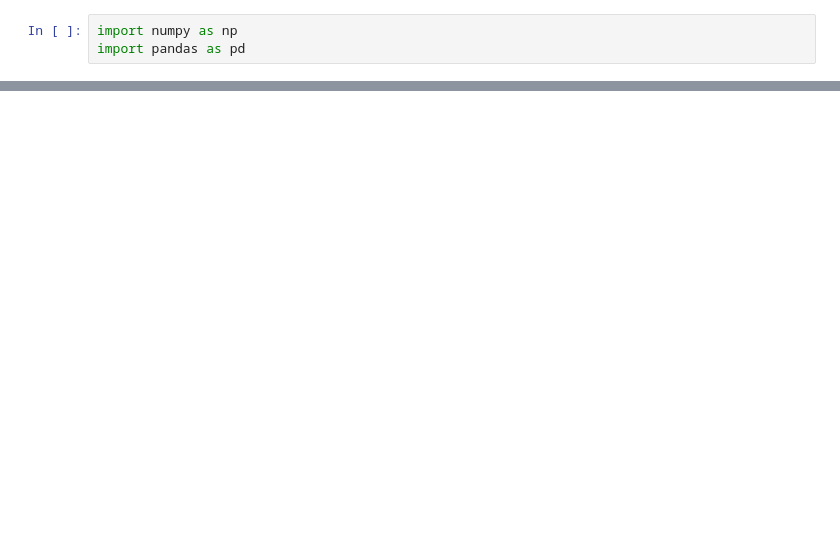
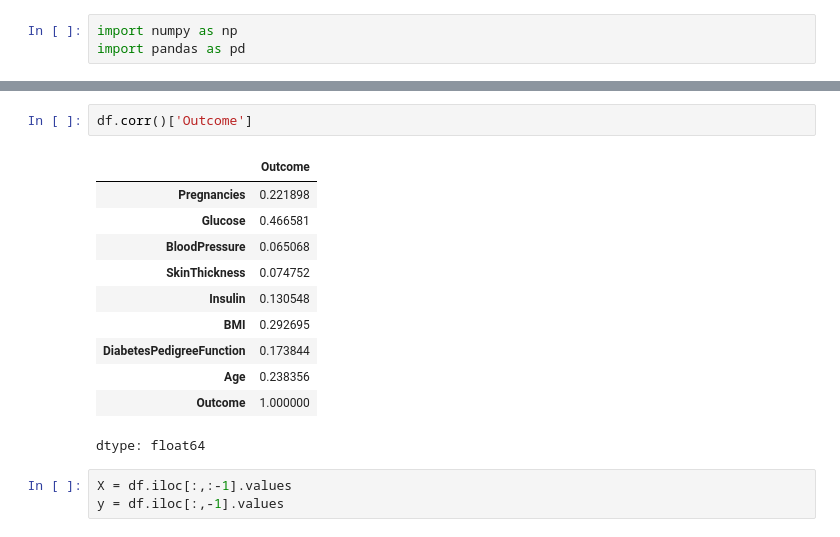
Before and after one commit to harkirat-data/Hyperparameter-Tuning, a Jupyter notebook: keras-hyperparameter_tuning.ipynb, the cells around one changed output, grey strips where cells are left out. Saved outputs shown, nothing was run; the diff lists cells and outputs as text; blank space fills up the shorter version.

```diff
--- a/keras-hyperparameter_tuning.ipynb
+++ b/keras-hyperparameter_tuning.ipynb
@@ -18,0 +30,17 @@ Index(['6', '148', '72', '35', '0', '33.6', '0.627', '50', '1'], dtype='object')
+# %%
+df.corr()['Outcome']
+# %% [output]
+|  | Outcome |
+| Pregnancies | 0.221898 |
+| Glucose | 0.466581 |
+| BloodPressure | 0.065068 |
+| SkinThickness | 0.074752 |
+| Insulin | 0.130548 |
+| BMI | 0.292695 |
+| DiabetesPedigreeFunction | 0.173844 |
+| Age | 0.238356 |
+| Outcome | 1.000000 |
+dtype: float64
+# %%
+X = df.iloc[:,:-1].values
+y = df.iloc[:,-1].values
```
Also changed, not shown: parts of 42 cells of this notebook.
